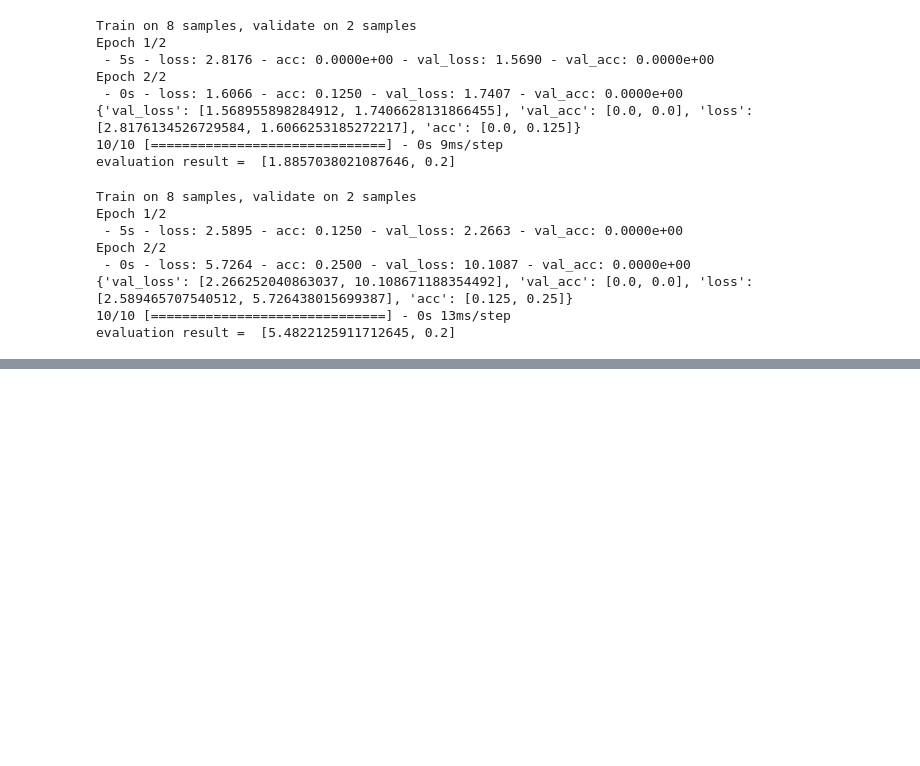
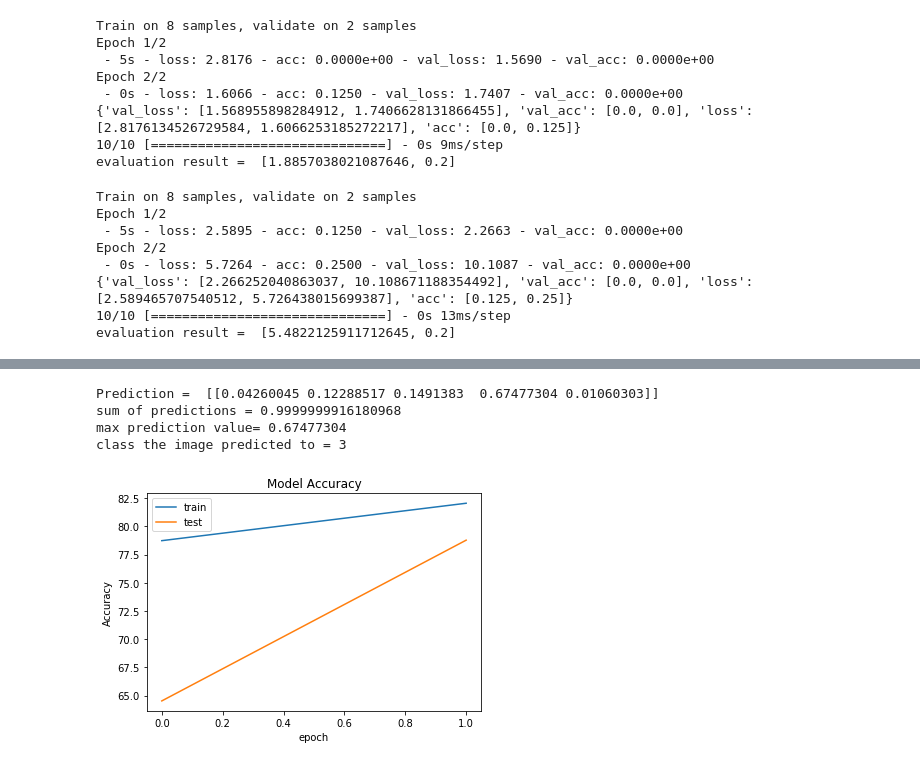
Before and after one commit to sumanth-bmsce/Diabetic-Retinopathy-Image-Classification, a Jupyter notebook: CheckOuts.ipynb, the cells around one changed output, grey strips where cells are left out. Cells and saved outputs as stored; diff of their text form; code cells hidden in the pictures; blank space fills up the shorter version.

Commit message:
all things integrated (graph)

```diff
--- a/CheckOuts.ipynb
+++ b/CheckOuts.ipynb
@@ -516,0 +632,57 @@ evaluation result =  [5.4822125911712645, 0.2]
+# %%
+#prediction of new images from trained model
+
+#import keras,numpy,os libraries
+import numpy as np
+import keras
+import os
+from keras.preprocessing.image import ImageDataGenerator
+from keras.models import Model
+from keras.models import Sequential, load_model
+from keras.layers import Dense, Dropout, Flatten
+from keras.layers import Conv2D, MaxPooling2D
+from keras.optimizers import SGD
+from keras.applications.vgg16 import VGG16
+
+img_path = 'C:/Users/Nagaraj G/Desktop/DR_Reference/data/sample/10_left.jpeg'
+img_arr =  np.zeros(shape=(1,224,224,3))
+img = image.load_img(img_path, target_size=(224, 224,3))
+x = image.img_to_array(img)
+x = np.expand_dims(x, axis=0)
+x = preprocess_input(x)
+img_arr[0] = x
+
+#Extract the features from image needed for classifier neural net
+model = VGG16(include_top = False, weights = 'imagenet',input_shape = (224,224,3))
+flatten_model = Sequential()
+flatten_model.add(model)
+flatten_model.add(Flatten())
+features_input = flatten_model.predict(img_arr)
+
+trainedModel = load_model('my_model.h5')
+ans = trainedModel.predict(features_input)
+
+print("Prediction = ",ans)
+ans = list(ans[0])
+print("sum of predictions =",sum(ans))
+print("max prediction value=",max(ans))
+print("class the image predicted to =",ans.index(max(ans)))
+# %% [output]
+Prediction =  [[0.04260045 0.12288517 0.1491383  0.67477304 0.01060303]]
+sum of predictions = 0.9999999916180968
+max prediction value= 0.67477304
+class the image predicted to = 3
+# %%
+from matplotlib import pyplot as plt
+
+val_acc = [78.7320921421051025, 82.0478668212890625]
+acc = [64.53234,78.7765433]
+plt.plot(val_acc)
+plt.plot(acc)
+plt.title('Model Accuracy')
+plt.ylabel('Accuracy')
+plt.xlabel('epoch')
+plt.legend(['train', 'test'], loc='upper left')
+plt.show()
+# %% [output]
+[figure, added]
```
Also changed, not shown: parts of 4 cells of this notebook.
